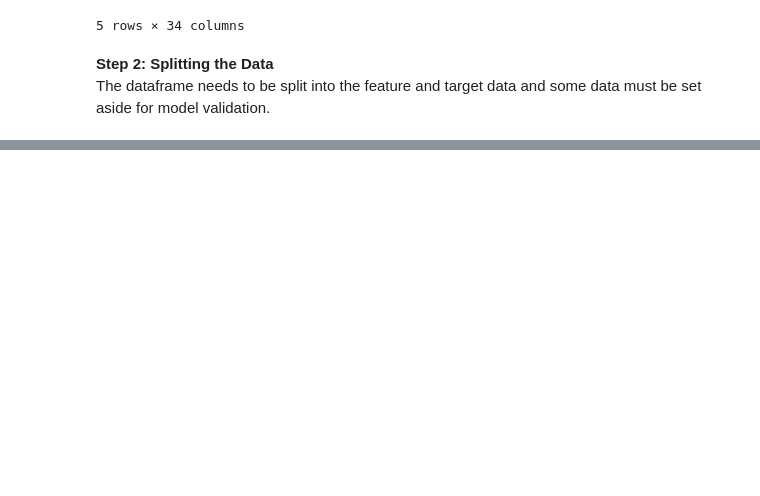
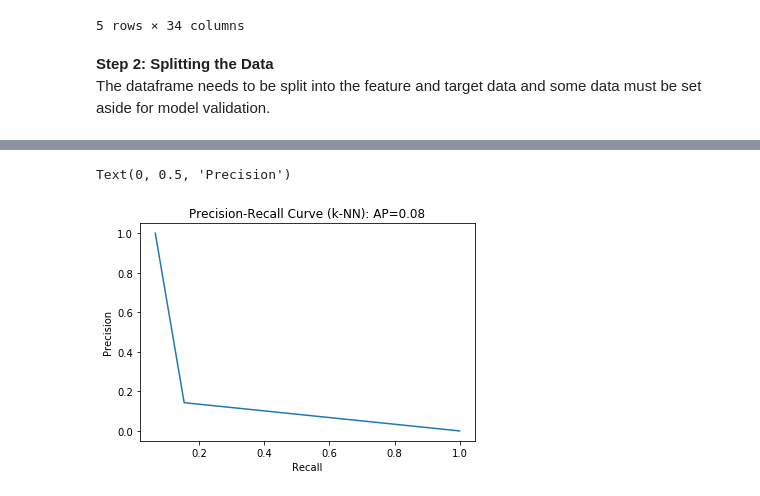
Before and after one commit to s-weisenberg/Data-Science-Projects, a Jupyter notebook: Capstone_Project_1/Capstone1_Machine_Learning.ipynb, the cells around one changed output, grey strips where cells are left out. Drawn from its saved outputs; the diff is of its cells as text; code cells hidden in the pictures; blank space fills up the shorter version.

```diff
--- a/Capstone_Project_1/Capstone1_Machine_Learning.ipynb
+++ b/Capstone_Project_1/Capstone1_Machine_Learning.ipynb
@@ -113,0 +329,9 @@ Text(0, 0.5, 'Precision')
+# %%
+#model = grid_result.best_estimator_
+model = KNeighborsClassifier(n_neighbors=1).fit(X_train,y_train)
+y_pred = model.predict(X_test)
+y_proba = model.predict_proba(X_test)
+average_precision = average_precision_score(y_test, y_pred)
+#log_loss = log_loss(y_test, y_pred)
+print('Average precision-recall score: {0:0.2f}'.format(average_precision))
+#print('Log loss: {0:0.2f}'.format(log_loss))
@@ -113,0 +354,11 @@ Text(0, 0.5, 'Precision')
+# %%
+precision, recall, thresholds = precision_recall_curve(y_test, y_proba[:,1])
+
+plt.plot(precision, recall)
+plt.title('Precision-Recall Curve (k-NN): '
+                   'AP={0:0.2f}'.format(average_precision))
+plt.xlabel('Recall')
+plt.ylabel('Precision')
+# %% [output]
+Text(0, 0.5, 'Precision')
+[figure, added]
```
Also changed, not shown: parts of 24 cells of this notebook.
